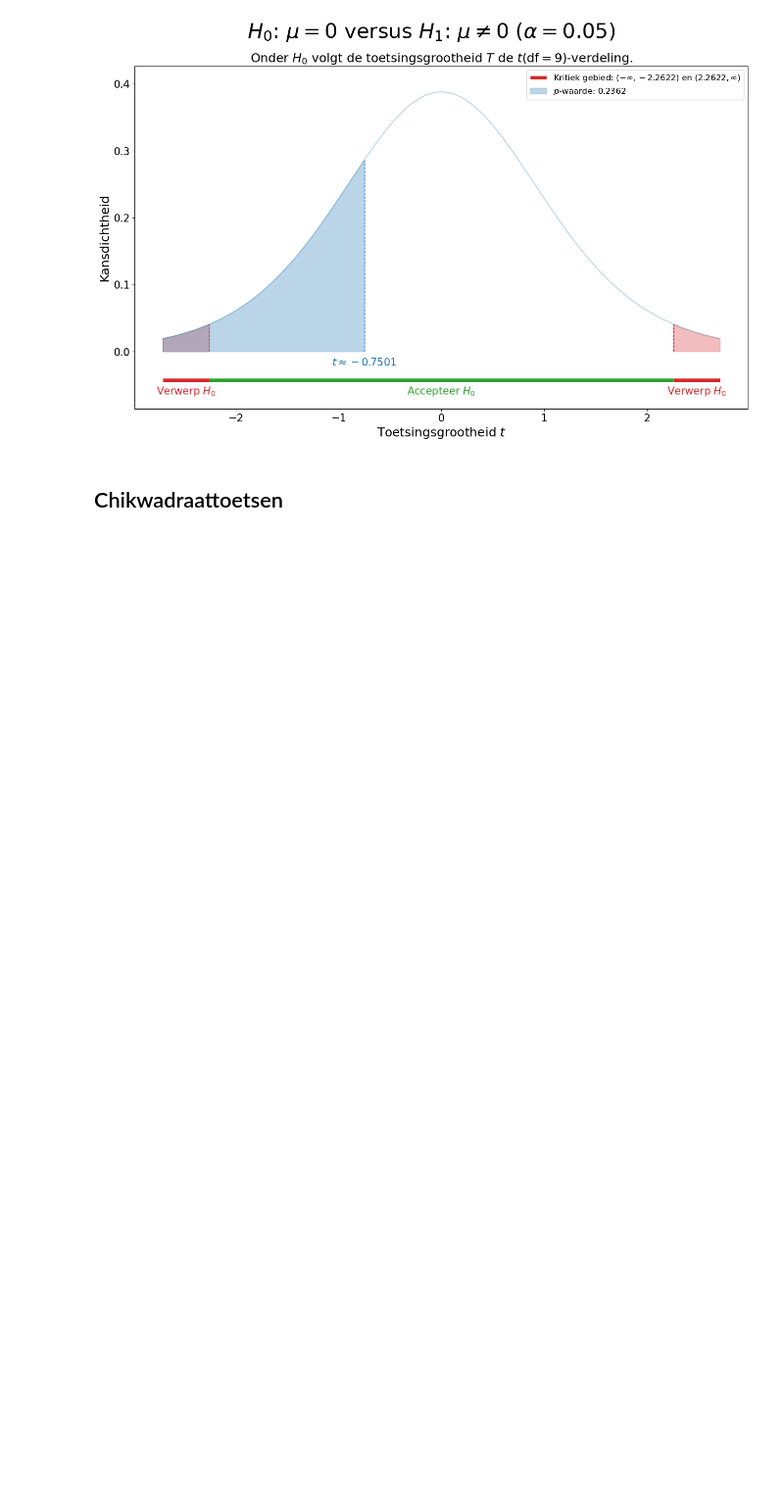
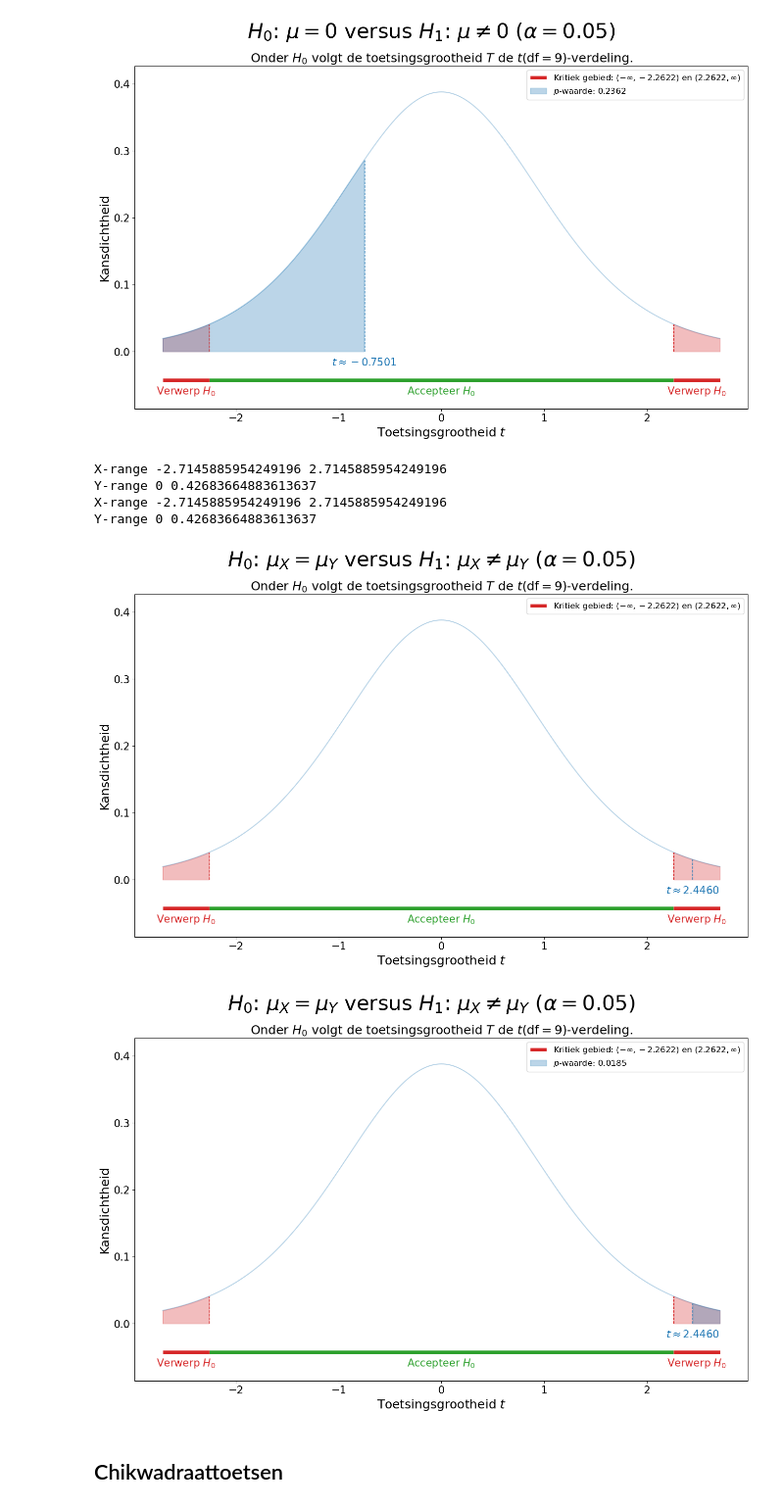
Before and after one commit to DBlom96/Statistiek, a Jupyter notebook: Python/statistics_utils/notebooks/hypothesis_testing.ipynb, the cells around one changed output. Shown at 98% size. Saved outputs shown, nothing was run; the diff lists cells and outputs as text; code cells hidden in the pictures; blank space fills up the shorter version.

```diff
--- a/Python/statistics_utils/notebooks/hypothesis_testing.ipynb
+++ b/Python/statistics_utils/notebooks/hypothesis_testing.ipynb
@@ -42,7 +42,7 @@ def get_distribution_params(dist_type, **kwargs):
              "sample_mean": kwargs["sample_mean"], "scale": kwargs["std_error"]}
     elif dist_type == "t":
         return {"loc": kwargs["mu_0"], "sample_mean": kwargs["sample_mean"],
-                "scale": kwargs["std_error"], "df": kwargs["df"]}
+                "scale": kwargs["std_error"], "df": kwargs["df"], "num_samples": kwargs["num_samples"]}
     elif dist_type == "chi2":
         return {"df": kwargs["df"], "type": kwargs["type"]}
     elif dist_type == "f":
@@ -101,7 +101,7 @@ def determine_critical_values(test_type, dist, alpha, xmin, xmax, params={}):
     return critical_value_left, critical_value_right
 # %%
 def determine_suptitle(test_type, dist_type, alpha, params):
-    if dist_type == "norm" or dist_type == "t":
+    if dist_type == "norm" or (dist_type == "t" and params["num_samples"] == 1):
         mu_0 = params["loc"]
         if test_type == "tweezijdig":
             return f'$H_0$: $\\mu = {mu_0}$ versus $H_1$: $\\mu \\neq {mu_0}$ ($\\alpha={alpha}$)'
@@ -109,6 +109,13 @@ def determine_suptitle(test_type, dist_type, alpha, params):
             return f'$H_0$: $\\mu\\geq {mu_0}$ versus $H_1$: $\\mu < {mu_0}$ ($\\alpha={alpha}$)'
         else:
             return f'$H_0$: $\\mu\\leq {mu_0}$ versus $H_1$: $\\mu > {mu_0}$ ($\\alpha={alpha}$)'
+    elif (dist_type == "t" and params["num_samples"] == 2):
+        if test_type == "tweezijdig":
+            return f'$H_0$: $\\mu_X = \mu_Y$ versus $H_1$: $\\mu_X \\neq \mu_Y$ ($\\alpha={alpha}$)'
+        elif test_type == "linkszijdig":
+            return f'$H_0$: $\\mu_X \\geq \mu_Y$ versus $H_1$: $\\mu_X < \mu_Y$ ($\\alpha={alpha}$)'
+        else:
+            return f'$H_0$: $\\mu_X \\leq \mu_Y$ versus $H_1$: $\\mu_X > \mu_Y$ ($\\alpha={alpha}$)'
     elif dist_type == "chi2":
         case = params["type"]
         if case == "onafhankelijkheid":
@@ -338,6 +345,38 @@ X-range -2.7145885954249196 2.7145885954249196
 Y-range 0 0.42683664883613637
 [figure]
 [figure]
+# %%
+data1 = [12.1, 11.9, 12.3, 11.8, 12.2, 12.0, 11.9, 12.4, 11.7, 12.1, 12.0, 11.8]  # Levertijd leverancier A
+data2 = [11.9, 7.3, 14.7, 6.0, 13.6, 8.0, 9.3, 5.0, 7.6, 11.4] # Levertijd leverancier B
+
+sample_mean_1 = np.mean(data1)
+sample_mean_2 = np.mean(data2)
+sample_var_1 = np.var(data1, ddof=1)
+sample_var_2 = np.var(data2, ddof=1)
+n1, n2 = len(data1), len(data2)
+
+equal_variance = False
+
+if equal_variance:
+    pooled_variance = ((n1 - 1) * sample_var_1 + (n2 - 1) * sample_var_2) / (n1 + n2 - 2)
+    std_error = np.sqrt(pooled_variance * (1 / n1 + 1 / n2))
+    df = n1 + n2 - 2
+else:
+    std_error = np.sqrt(sample_var_1 / n1 + sample_var_2 / n2)
+    df = min(n1 - 1, n2 - 1)
+
+t_params = {"mu_0": 0, "sample_mean": sample_mean_1 - sample_mean_2, "std_error": std_error, "df": df, "num_samples": 2}
+test_statistic = (t_params["sample_mean"] - t_params["mu_0"]) / t_params["std_error"]
+
+plot_hypothesis_t(test_type="tweezijdig", alpha=0.05, test_statistic=test_statistic, draw_p_value=False, filename="two-sample-t-test-critical.png", **t_params)
+plot_hypothesis_t(test_type="tweezijdig", alpha=0.05, test_statistic=test_statistic, draw_p_value=True, filename="two-sample-t-test-pvalue.png", **t_params)
+# %% [output]
+X-range -2.7145885954249196 2.7145885954249196
+Y-range 0 0.42683664883613637
+X-range -2.7145885954249196 2.7145885954249196
+Y-range 0 0.42683664883613637
+[figure, added]
+[figure, added]
 # %% [markdown]
 ## Chikwadraattoetsen
 # %% [markdown]
```
Also changed, not shown: parts of 1 cell of this notebook, 15 other files.
